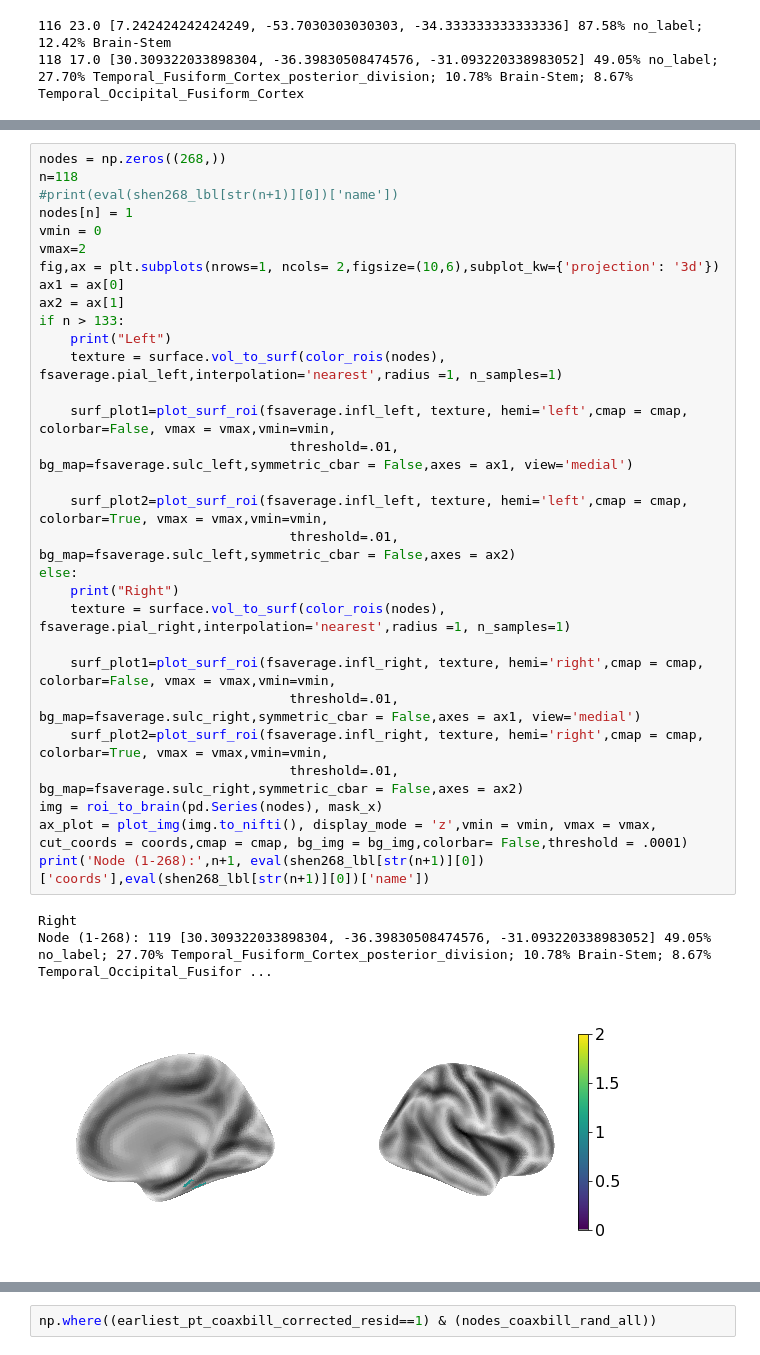
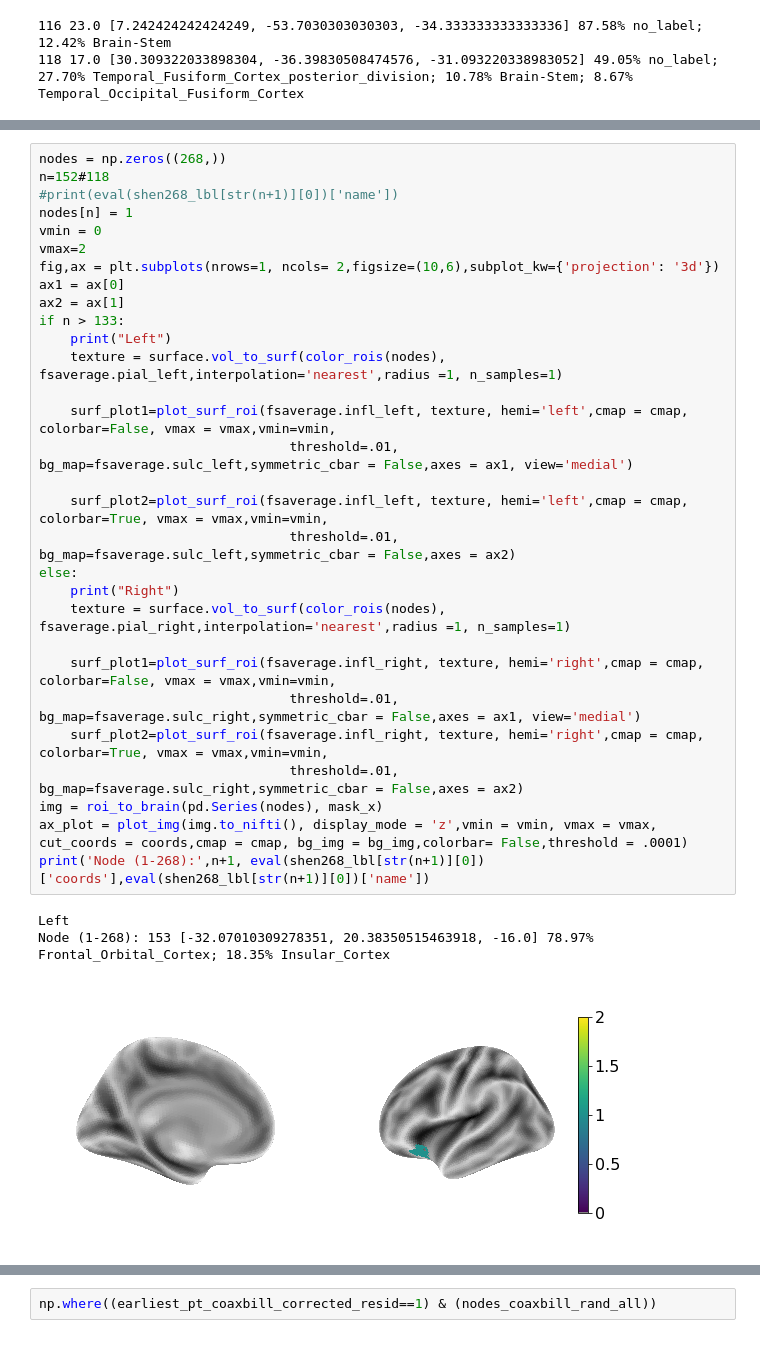
Before and after one commit to rvarrier/HCP_socialtask_analysis, a Jupyter notebook: fMRI/exploration_earliest_timecourses_divergence_types/3_2_2_coaxbill_earliestpt.ipynb, the cells around one changed output, grey strips where cells are left out. Drawn from its saved outputs; the diff is of its cells as text.

```diff
--- a/fMRI/exploration_earliest_timecourses_divergence_types/3_2_2_coaxbill_earliestpt.ipynb
+++ b/fMRI/exploration_earliest_timecourses_divergence_types/3_2_2_coaxbill_earliestpt.ipynb
@@ -703,38 +743,38 @@ for n in range(134):
 # %%
 nodes = np.zeros((268,))
-n=118
+n=152#118
 #print(eval(shen268_lbl[str(n+1)][0])['name'])
 nodes[n] = 1
 vmin = 0
 vmax=2
 fig,ax = plt.subplots(nrows=1, ncols= 2,figsize=(10,6),subplot_kw={'projection': '3d'})
 ax1 = ax[0]
 ax2 = ax[1]
 if n > 133:
     print("Left")
     texture = surface.vol_to_surf(color_rois(nodes), fsaverage.pial_left,interpolation='nearest',radius =1, n_samples=1)
 
     surf_plot1=plot_surf_roi(fsaverage.infl_left, texture, hemi='left',cmap = cmap, colorbar=False, vmax = vmax,vmin=vmin,
                                 threshold=.01, bg_map=fsaverage.sulc_left,symmetric_cbar = False,axes = ax1, view='medial')
 
     surf_plot2=plot_surf_roi(fsaverage.infl_left, texture, hemi='left',cmap = cmap, colorbar=True, vmax = vmax,vmin=vmin,
                                 threshold=.01, bg_map=fsaverage.sulc_left,symmetric_cbar = False,axes = ax2)
 else:
     print("Right")
     texture = surface.vol_to_surf(color_rois(nodes), fsaverage.pial_right,interpolation='nearest',radius =1, n_samples=1)
 
     surf_plot1=plot_surf_roi(fsaverage.infl_right, texture, hemi='right',cmap = cmap, colorbar=False, vmax = vmax,vmin=vmin,
                                 threshold=.01, bg_map=fsaverage.sulc_right,symmetric_cbar = False,axes = ax1, view='medial')
     surf_plot2=plot_surf_roi(fsaverage.infl_right, texture, hemi='right',cmap = cmap, colorbar=True, vmax = vmax,vmin=vmin,
                                 threshold=.01, bg_map=fsaverage.sulc_right,symmetric_cbar = False,axes = ax2)
 img = roi_to_brain(pd.Series(nodes), mask_x)
 ax_plot = plot_img(img.to_nifti(), display_mode = 'z',vmin = vmin, vmax = vmax,
 cut_coords = coords,cmap = cmap, bg_img = bg_img,colorbar= False,threshold = .0001)
 print('Node (1-268):',n+1, eval(shen268_lbl[str(n+1)][0])['coords'],eval(shen268_lbl[str(n+1)][0])['name'])
 # %% [output]
-Right
-Node (1-268): 119 [30.309322033898304, -36.39830508474576, -31.093220338983052] 49.05% no_label; 27.70% Temporal_Fusiform_Cortex_posterior_division; 10.78% Brain-Stem; 8.67% Temporal_Occipital_Fusifor ...
+Left
+Node (1-268): 153 [-32.07010309278351, 20.38350515463918, -16.0] 78.97% Frontal_Orbital_Cortex; 18.35% Insular_Cortex
-[figure, old version]
+[figure, new version]
 [figure]
 # %%
 np.where((earliest_pt_coaxbill_corrected_resid==1) & (nodes_coaxbill_rand_all))
```
Also changed, not shown: parts of 5 cells of this notebook, 37 other files.
